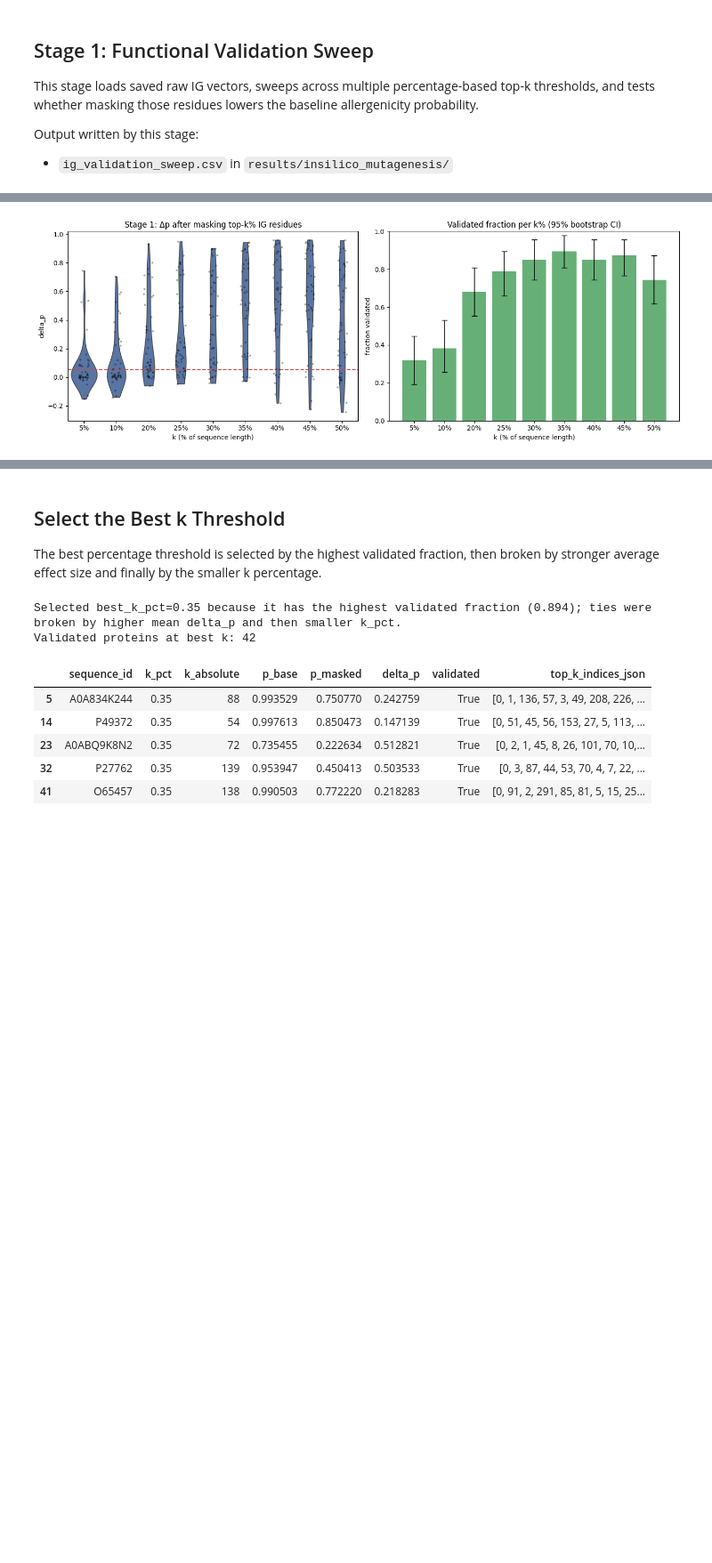
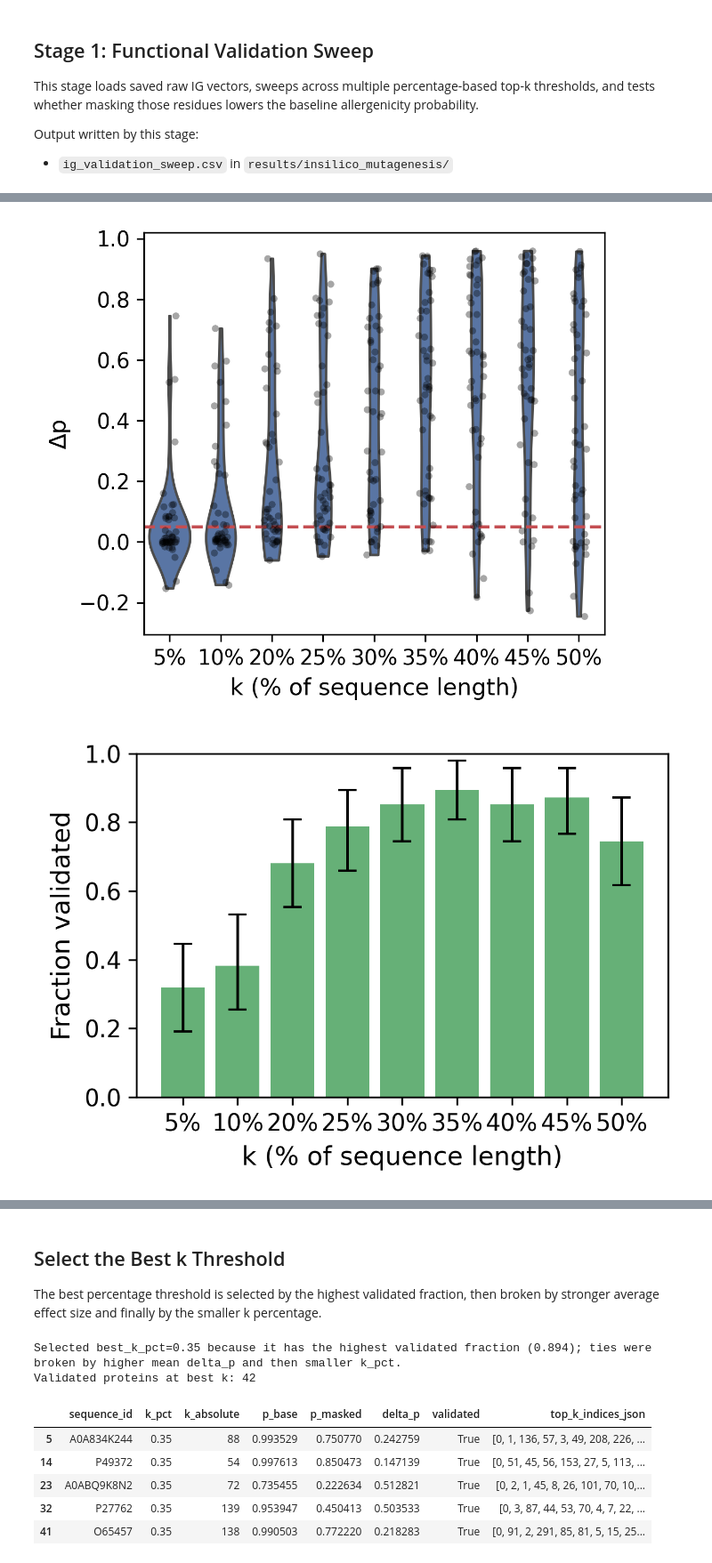
Before and after one commit to Jeffateth/XAllergen2.0, a Jupyter notebook: notebooks/09_insilico_mutagenesis.ipynb, the cells around one changed output, grey strips where cells are left out. Shown at 89% size. Drawn from its saved outputs; the diff is of its cells as text; code cells hidden in the pictures; blank space fills up the shorter version.

Commit message:
refined plots for the paper

```diff
--- a/notebooks/09_insilico_mutagenesis.ipynb
+++ b/notebooks/09_insilico_mutagenesis.ipynb
@@ -166,7 +199,7 @@ MIN_DELTA_P = 0.05                     # minimum drop to count as validated
 MIN_P_BASE = 0.70                      # only high-confidence allergens, the sequence-level allergenicity model output probability must be over 0.70 to be included in the analysis
 # %%
 # --- Results refresh/reuse switch ---
-REFRESH_ISM_RESULTS = True  # False: reuse CSVs and regenerate plots; True: rerun Stages 1-3 and refresh CSVs
+REFRESH_ISM_RESULTS = False  # False: reuse CSVs and regenerate plots; True: rerun Stages 1-3 and refresh CSVs
 
 IG_VALIDATION_SWEEP_CSV = ISM_RESULTS_DIR / "ig_validation_sweep.csv"
 SATURATION_MUTAGENESIS_RESULTS_CSV = ISM_RESULTS_DIR / "saturation_mutagenesis_results.csv"
@@ -365,7 +397,9 @@ def bootstrap_ci_mean(values, n_bootstrap: int = 1000, random_state: int = 42) -
     return mean_value, float(ci_low), float(ci_high)
 
 
-IG_VALIDATION_SWEEP_PNG = ISM_RESULTS_DIR / "ig_validation_sweep.png"
+set_paper_plot_style()
+IG_VALIDATION_DELTA_P_PNG = ISM_RESULTS_DIR / "ig_validation_sweep_delta_p.png"
+IG_VALIDATION_FRACTION_PNG = ISM_RESULTS_DIR / "ig_validation_sweep_validated_fraction.png"
 summary_rows = []
 for k_pct, group_df in ig_validation_sweep_df.groupby("k_pct", sort=True):
     validated_values = group_df["validated"].astype(float).to_numpy()
@@ -373,48 +407,54 @@ for k_pct, group_df in ig_validation_sweep_df.groupby("k_pct", sort=True):
     summary_rows.append(
         {
             "k_pct": float(k_pct),
             "k_absolute_mean": float(group_df["k_absolute"].mean()),
             "n_validated": int(group_df["validated"].sum()),
             "pct_validated": float(pct_validated),
             "pct_validated_ci_low": float(ci_low),
             "pct_validated_ci_high": float(ci_high),
             "n_proteins": int(len(group_df)),
             "mean_delta_p": float(group_df["delta_p"].mean()),
         }
     )
 summary_df = pd.DataFrame(summary_rows).sort_values("k_pct").reset_index(drop=True)
 
-fig, axes = plt.subplots(1, 2, figsize=(14, 5))
 plot_df = ig_validation_sweep_df.copy()
 plot_df["k_label"] = plot_df["k_pct"].map(lambda value: f"{int(round(value * 100))}%")
 order = [f"{int(round(value * 100))}%" for value in summary_df["k_pct"]]
 
-sns.violinplot(data=plot_df, x="k_label", y="delta_p", order=order, inner=None, cut=0, ax=axes[0], color="#4C72B0")
-sns.stripplot(data=plot_df, x="k_label", y="delta_p", order=order, ax=axes[0], color="black", alpha=0.35, size=3, jitter=0.15)
-axes[0].axhline(MIN_DELTA_P, color="#C44E52", linestyle="--", linewidth=1.5)
-axes[0].set_title("Stage 1: Δp after masking top-k% IG residues")
-axes[0].set_xlabel("k (% of sequence length)")
-axes[0].set_ylabel("delta_p")
+fig, ax = plt.subplots(figsize=(ICML_ONE_COLUMN_WIDTH, PAPER_MEDIUM_HEIGHT))
+sns.violinplot(data=plot_df, x="k_label", y="delta_p", order=order, inner=None, cut=0, ax=ax, color="#4C72B0")
+sns.stripplot(data=plot_df, x="k_label", y="delta_p", order=order, ax=ax, color="black", alpha=0.35, size=3.5, jitter=0.15)
+ax.axhline(MIN_DELTA_P, color="#C44E52", linestyle="--", linewidth=1.5)
+ax.set_xlabel("k (% of sequence length)")
+ax.set_ylabel("Δp")
+ax.tick_params(axis="x", rotation=0)
+plt.tight_layout()
+plt.savefig(IG_VALIDATION_DELTA_P_PNG, bbox_inches="tight")
+plt.show()
 
 x_positions = np.arange(len(summary_df))
 heights = summary_df["pct_validated"].to_numpy()
 yerr = np.vstack([
     heights - summary_df["pct_validated_ci_low"].to_numpy(),
     summary_df["pct_validated_ci_high"].to_numpy() - heights,
 ])
-axes[1].bar(x_positions, heights, color="#55A868", alpha=0.9)
-axes[1].errorbar(x_positions, heights, yerr=yerr, fmt="none", ecolor="black", capsize=4, linewidth=1.2)
-axes[1].set_xticks(x_positions)
-axes[1].set_xticklabels(order)
-axes[1].set_ylim(0.0, 1.0)
-axes[1].set_title("Validated fraction per k% (95% bootstrap CI)")
-axes[1].set_xlabel("k (% of sequence length)")
-axes[1].set_ylabel("fraction validated")
 
+fig, ax = plt.subplots(figsize=(ICML_ONE_COLUMN_WIDTH, PAPER_SHORT_HEIGHT))
+ax.bar(x_positions, heights, color="#55A868", alpha=0.9)
+ax.errorbar(x_positions, heights, yerr=yerr, fmt="none", ecolor="black", capsize=4, linewidth=1.2)
+ax.set_xticks(x_positions)
+ax.set_xticklabels(order)
+ax.set_ylim(0.0, 1.0)
+ax.set_xlabel("k (% of sequence length)")
+ax.set_ylabel("Fraction validated")
 plt.tight_layout()
-plt.savefig(IG_VALIDATION_SWEEP_PNG, dpi=150, bbox_inches="tight")
+plt.savefig(IG_VALIDATION_FRACTION_PNG, bbox_inches="tight")
 plt.show()
-print(f"Saved sweep plot to: {IG_VALIDATION_SWEEP_PNG}")
+
+print(f"Saved Stage 1 delta_p plot to: {IG_VALIDATION_DELTA_P_PNG}")
+print(f"Saved Stage 1 validated-fraction plot to: {IG_VALIDATION_FRACTION_PNG}")
 print(summary_df[["k_pct", "k_absolute_mean", "n_validated", "pct_validated"]].to_string(index=False))
 # %% [output]
-[figure, old version]
+[figure, new version]
+[figure, added]
```
Also changed, not shown: parts of 17 cells of this notebook, 54 other files.
